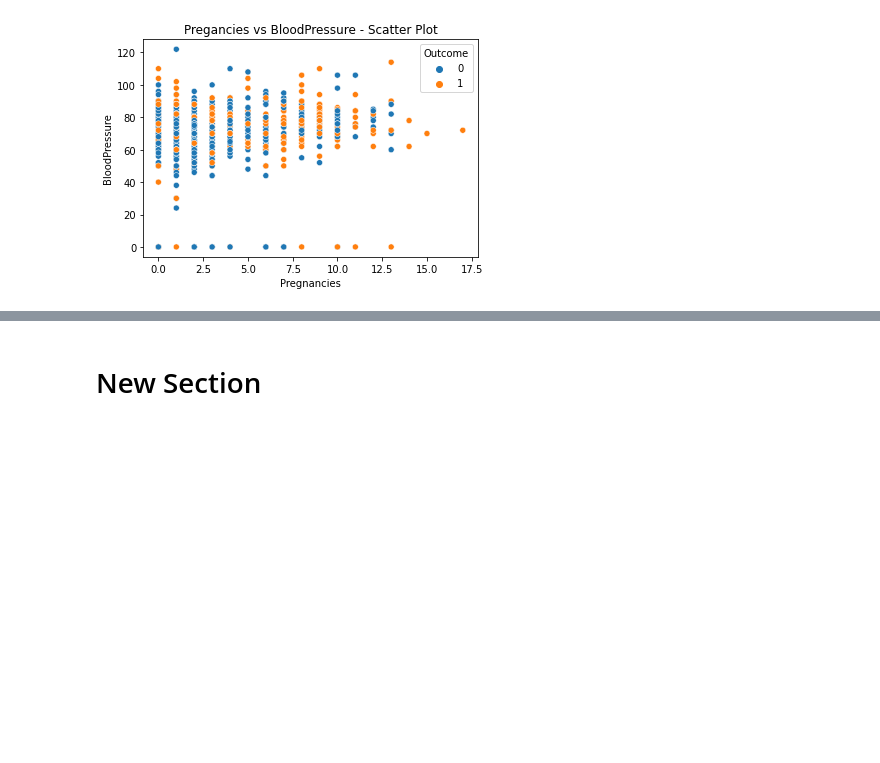
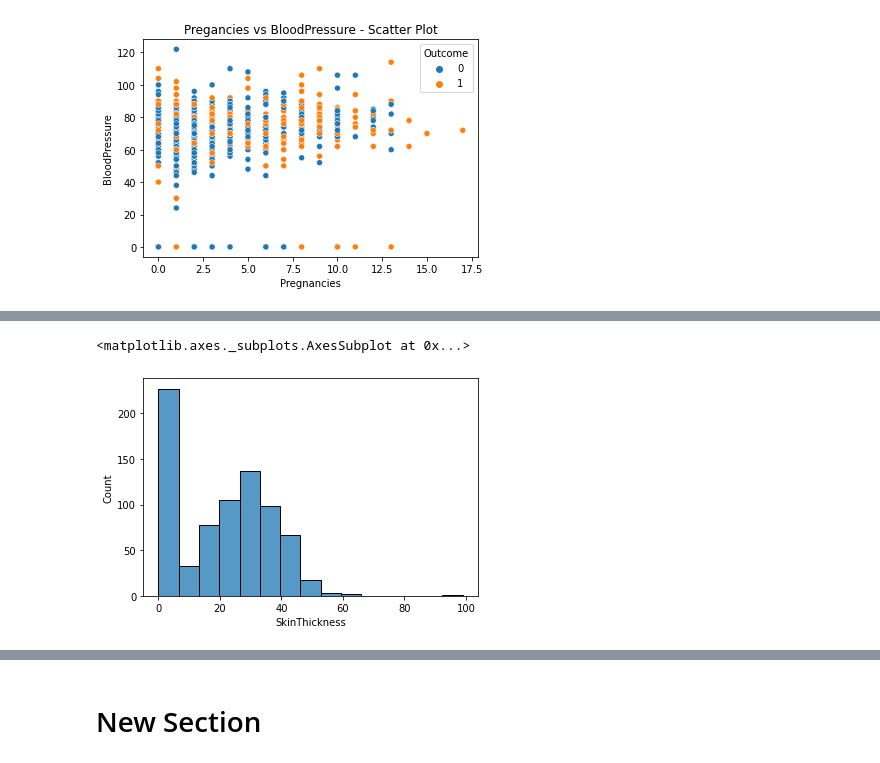
Before and after one commit to DineshAnalyticsandAI/Diabetes-Detection, a Jupyter notebook: Diabetes_Detection.ipynb, the cells around one changed output, grey strips where cells are left out. Cells and saved outputs as stored; diff of their text form; code cells hidden in the pictures; blank space fills up the shorter version.

```diff
--- a/Diabetes_Detection.ipynb
+++ b/Diabetes_Detection.ipynb
@@ -164,0 +185,5 @@ Text(0.5, 1.0, 'Pregancies vs BloodPressure - Scatter Plot')
+# %%
+sns.histplot(df,x='SkinThickness')
+# %% [output]
+<matplotlib.axes._subplots.AxesSubplot at 0x...>
+[figure, added]
```
Also changed, not shown: parts of 9 cells of this notebook.
